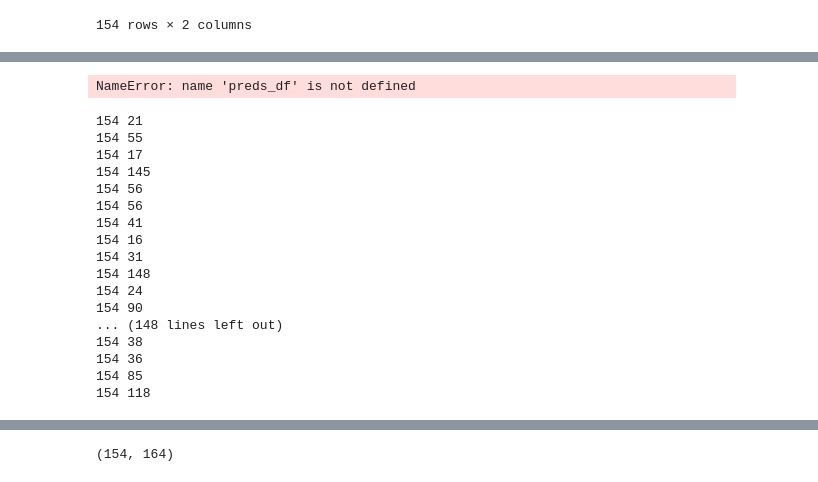
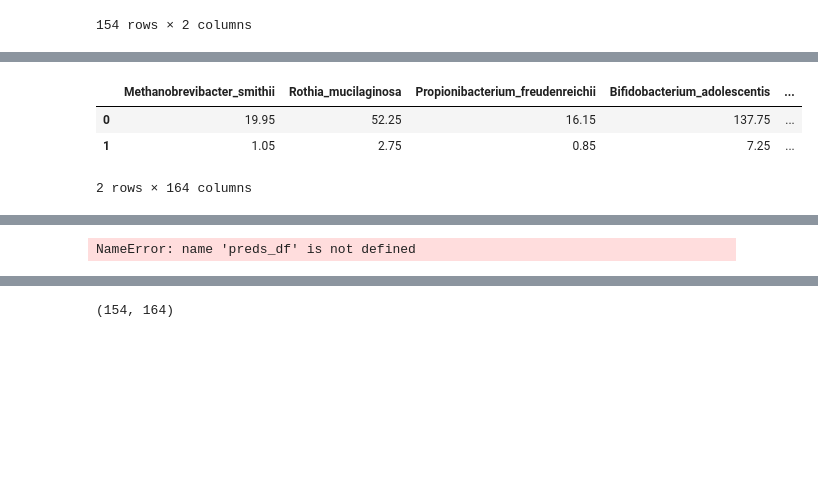
Before and after one commit to dhadas/microbiome_imputation, a Jupyter notebook: Fransoze_Basic_signal_Scaleup.ipynb, the cells around one changed output, grey strips where cells are left out. Saved outputs shown, nothing was run; the diff lists cells and outputs as text; code cells hidden in the pictures; blank space fills up the shorter version.

```diff
--- a/Fransoze_Basic_signal_Scaleup.ipynb
+++ b/Fransoze_Basic_signal_Scaleup.ipynb
@@ -577,3 +637,10 @@ sns.boxplot(x = bins, y = corrs_series)
+# %%
+pd.DataFrame([mean_train_sizes, mean_test_sizes])
+# %% [output]
+|  | Methanobrevibacter_smithii | Rothia_mucilaginosa | Propionibacterium_freudenreichii | Bifidobacterium_adolescentis | ... |
+| 0 | 19.95 | 52.25 | 16.15 | 137.75 | ... |
+| 1 | 1.05 | 2.75 | 0.85 | 7.25 | ... |
+2 rows × 164 columns
 # %%
 
 labels=[f'bin_{i}' for i in range(1, NUM_BINS+1)]
@@ -629,27 +696,5 @@ abundance_corrs = obs_abundance_rank.corr(preds_abundance_rank, method='spearman
 abundance_corrs
 # %% [output]
 NameError: name 'preds_df' is not defined
-# %%
-for specie in Y[Y!=0].items():
-
-    print(len(specie[1]), len(specie[1].dropna()))
-# %% [output]
-154 21
-154 55
-154 17
-154 145
-154 56
-154 56
-154 41
-154 16
-154 31
-154 148
-154 24
-154 90
-... (148 lines left out)
-154 38
-154 36
-154 85
-154 118
 # %%
 preds_abundance_rank.name = "Predictions abundance rank"
```
Also changed, not shown: parts of 11 cells of this notebook, 2 other files.
